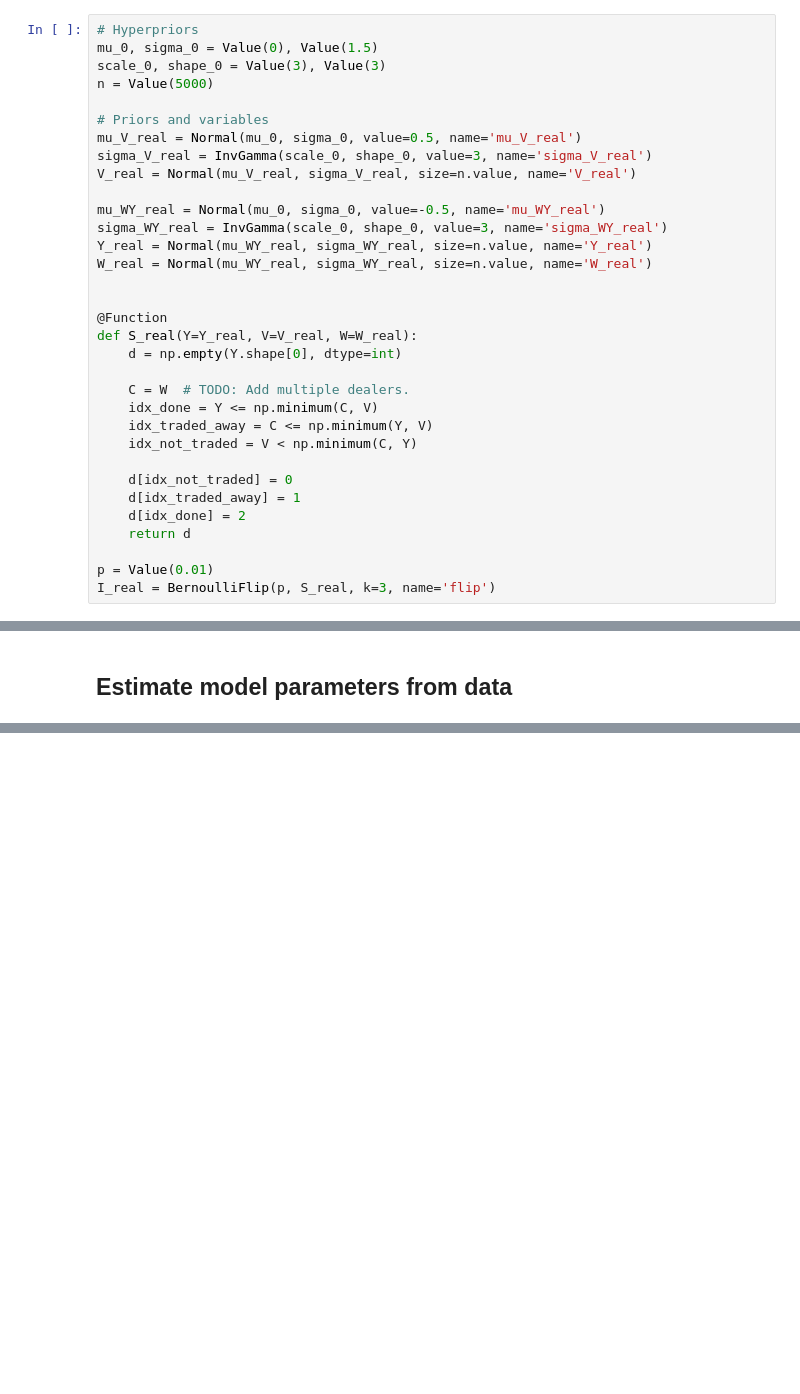
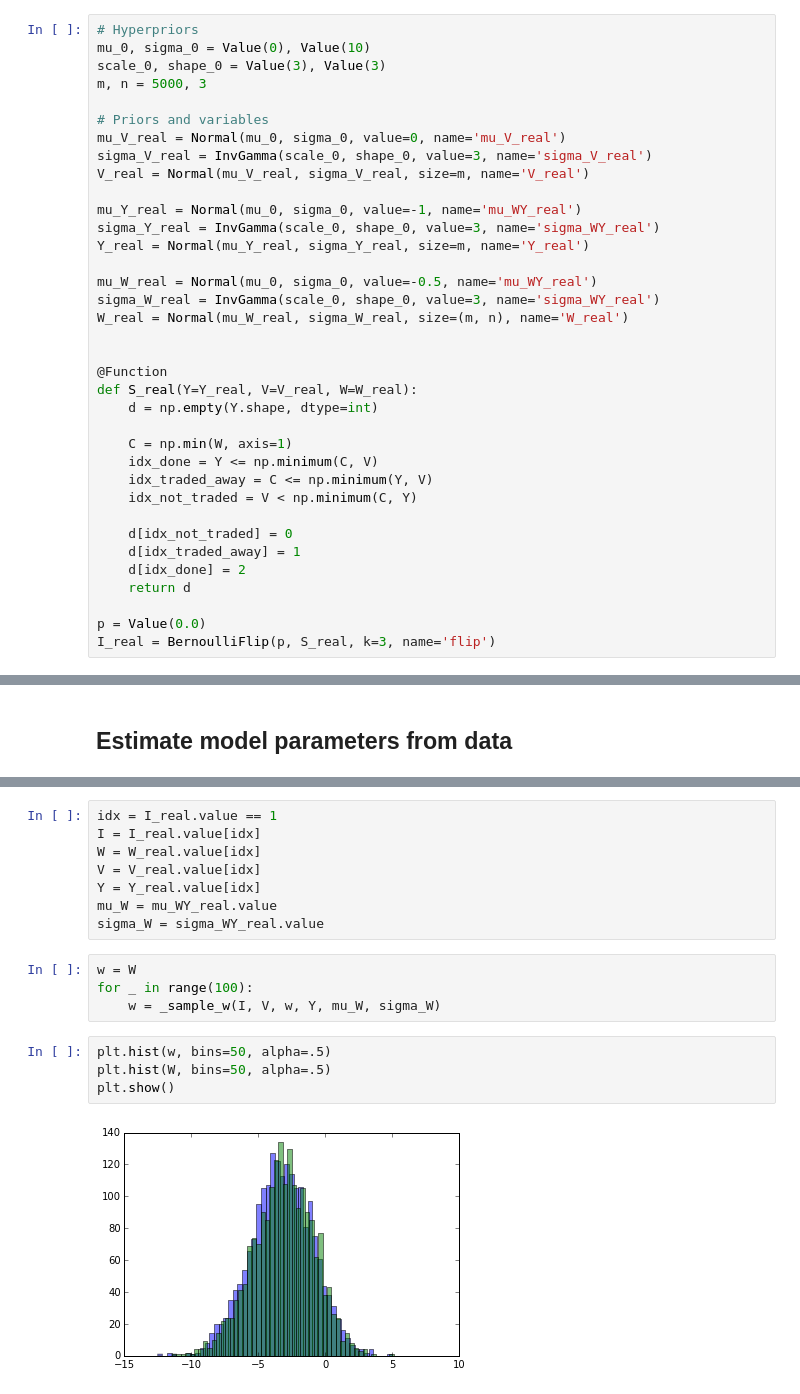
Before and after one commit to CompSquad/qmmc, a Jupyter notebook: examples/Not so dummy RFQ model.ipynb, the cells around one changed output, grey strips where cells are left out. Saved outputs shown, nothing was run; the diff lists cells and outputs as text; blank space fills up the shorter version.

```diff
--- a/examples/Not so dummy RFQ model.ipynb
+++ b/examples/Not so dummy RFQ model.ipynb
@@ -11,26 +11,29 @@ from qmmc.variables import *
 ## Generate data from a model
 # %%
 # Hyperpriors
-mu_0, sigma_0 = Value(0), Value(1.5)
+mu_0, sigma_0 = Value(0), Value(10)
 scale_0, shape_0 = Value(3), Value(3)
-n = Value(5000)
+m, n = 5000, 3
 
 # Priors and variables
-mu_V_real = Normal(mu_0, sigma_0, value=0.5, name='mu_V_real')
+mu_V_real = Normal(mu_0, sigma_0, value=0, name='mu_V_real')
 sigma_V_real = InvGamma(scale_0, shape_0, value=3, name='sigma_V_real')
-V_real = Normal(mu_V_real, sigma_V_real, size=n.value, name='V_real')
+V_real = Normal(mu_V_real, sigma_V_real, size=m, name='V_real')
 
-mu_WY_real = Normal(mu_0, sigma_0, value=-0.5, name='mu_WY_real')
-sigma_WY_real = InvGamma(scale_0, shape_0, value=3, name='sigma_WY_real')
-Y_real = Normal(mu_WY_real, sigma_WY_real, size=n.value, name='Y_real')
-W_real = Normal(mu_WY_real, sigma_WY_real, size=n.value, name='W_real')
+mu_Y_real = Normal(mu_0, sigma_0, value=-1, name='mu_WY_real')
+sigma_Y_real = InvGamma(scale_0, shape_0, value=3, name='sigma_WY_real')
+Y_real = Normal(mu_Y_real, sigma_Y_real, size=m, name='Y_real')
+
+mu_W_real = Normal(mu_0, sigma_0, value=-0.5, name='mu_WY_real')
+sigma_W_real = InvGamma(scale_0, shape_0, value=3, name='sigma_WY_real')
+W_real = Normal(mu_W_real, sigma_W_real, size=(m, n), name='W_real')
 
 
 @Function
 def S_real(Y=Y_real, V=V_real, W=W_real):
-    d = np.empty(Y.shape[0], dtype=int)
+    d = np.empty(Y.shape, dtype=int)
 
-    C = W  # TODO: Add multiple dealers.
+    C = np.min(W, axis=1)
     idx_done = Y <= np.minimum(C, V)
     idx_traded_away = C <= np.minimum(Y, V)
     idx_not_traded = V < np.minimum(C, Y)
@@ -40,7 +43,7 @@ def S_real(Y=Y_real, V=V_real, W=W_real):
     d[idx_done] = 2
     return d
 
-p = Value(0.01)
+p = Value(0.0)
 I_real = BernoulliFlip(p, S_real, k=3, name='flip')
 # %%
 print mu_V_real.value, sigma_V_real.value
@@ -154,0 +169,18 @@ plt.show()
+# %%
+idx = I_real.value == 1
+I = I_real.value[idx]
+W = W_real.value[idx]
+V = V_real.value[idx]
+Y = Y_real.value[idx]
+mu_W = mu_WY_real.value
+sigma_W = sigma_WY_real.value
+# %%
+w = W
+for _ in range(100):
+    w = _sample_w(I, V, w, Y, mu_W, sigma_W)
+# %%
+plt.hist(w, bins=50, alpha=.5)
+plt.hist(W, bins=50, alpha=.5)
+plt.show()
+# %% [output]
+[figure, added]
```
Also changed, not shown: parts of 17 cells of this notebook, 7 other files.
